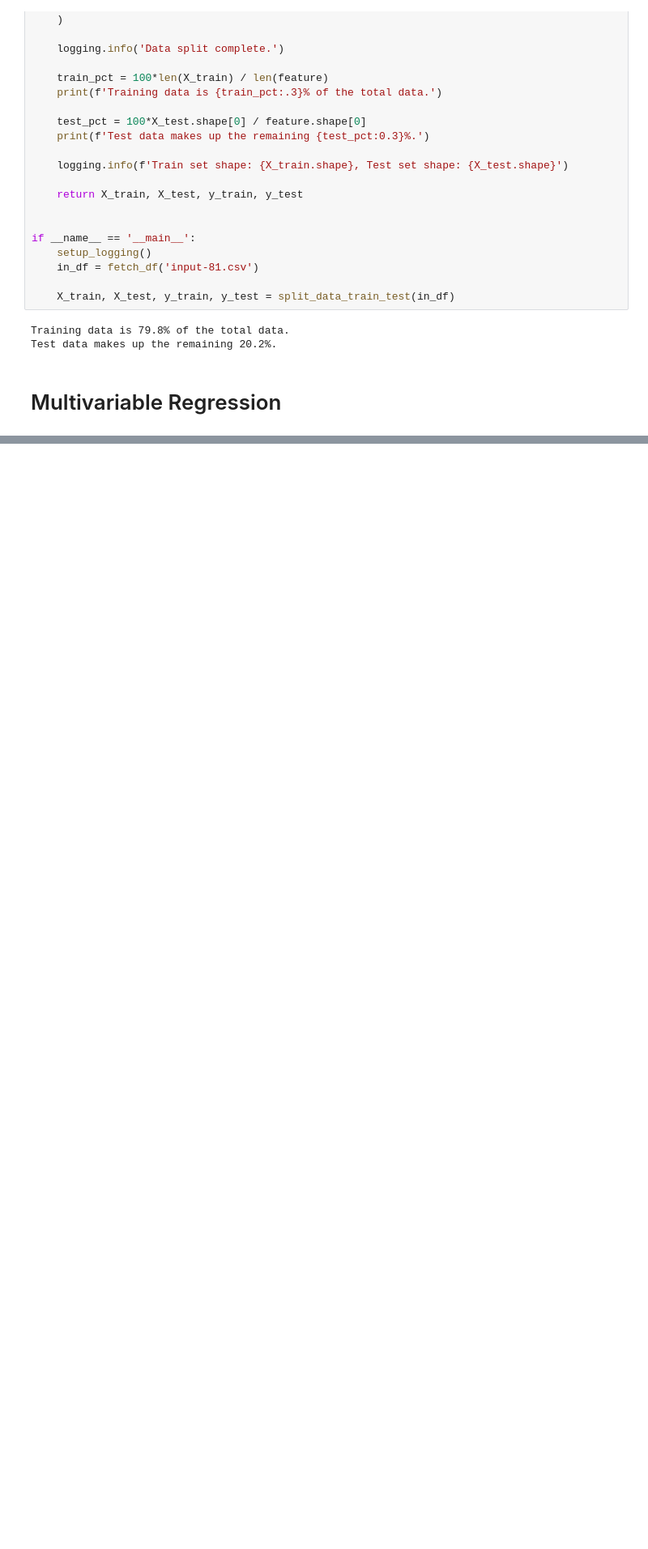
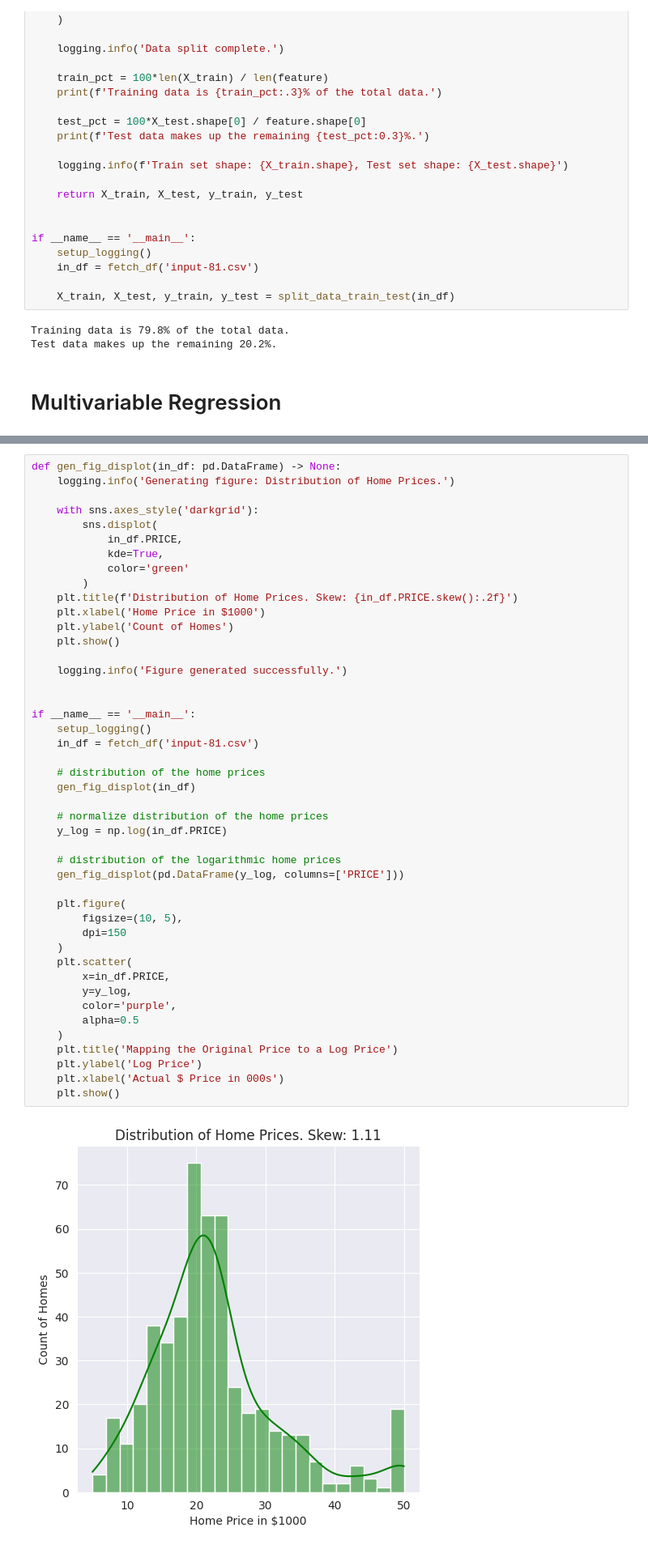
Before and after one commit to myself-Irfan/100_Python_Angela, a Jupyter notebook: 81.ipynb, the cells around one changed output, grey strips where cells are left out. Shown at 81% size. Saved outputs shown, nothing was run; the diff lists cells and outputs as text; blank space fills up the shorter version.

```diff
--- a/81.ipynb
+++ b/81.ipynb
@@ -471,0 +591,47 @@ Regression Coefficients: What changes in the feature will do to the price of a h
+# %%
+def gen_fig_displot(in_df: pd.DataFrame) -> None:
+    logging.info('Generating figure: Distribution of Home Prices.')
+
+    with sns.axes_style('darkgrid'):
+        sns.displot(
+            in_df.PRICE,
+            kde=True,
+            color='green'
+        )
+    plt.title(f'Distribution of Home Prices. Skew: {in_df.PRICE.skew():.2f}')
+    plt.xlabel('Home Price in $1000')
+    plt.ylabel('Count of Homes')
+    plt.show()
+
+    logging.info('Figure generated successfully.')
+
+
+if __name__ == '__main__':
+    setup_logging()
+    in_df = fetch_df('input-81.csv')
+
+    # distribution of the home prices
+    gen_fig_displot(in_df)
+
+    # normalize distribution of the home prices
+    y_log = np.log(in_df.PRICE)
+
+    # distribution of the logarithmic home prices
+    gen_fig_displot(pd.DataFrame(y_log, columns=['PRICE']))
+
+    plt.figure(
+        figsize=(10, 5),
+        dpi=150
+    )
+    plt.scatter(
+        x=in_df.PRICE,
+        y=y_log,
+        color='purple',
+        alpha=0.5
+    )
+    plt.title('Mapping the Original Price to a Log Price')
+    plt.ylabel('Log Price')
+    plt.xlabel('Actual $ Price in 000s')
+    plt.show()
+# %% [output]
+[figure, added]
```
Also changed, not shown: parts of 7 cells of this notebook.
